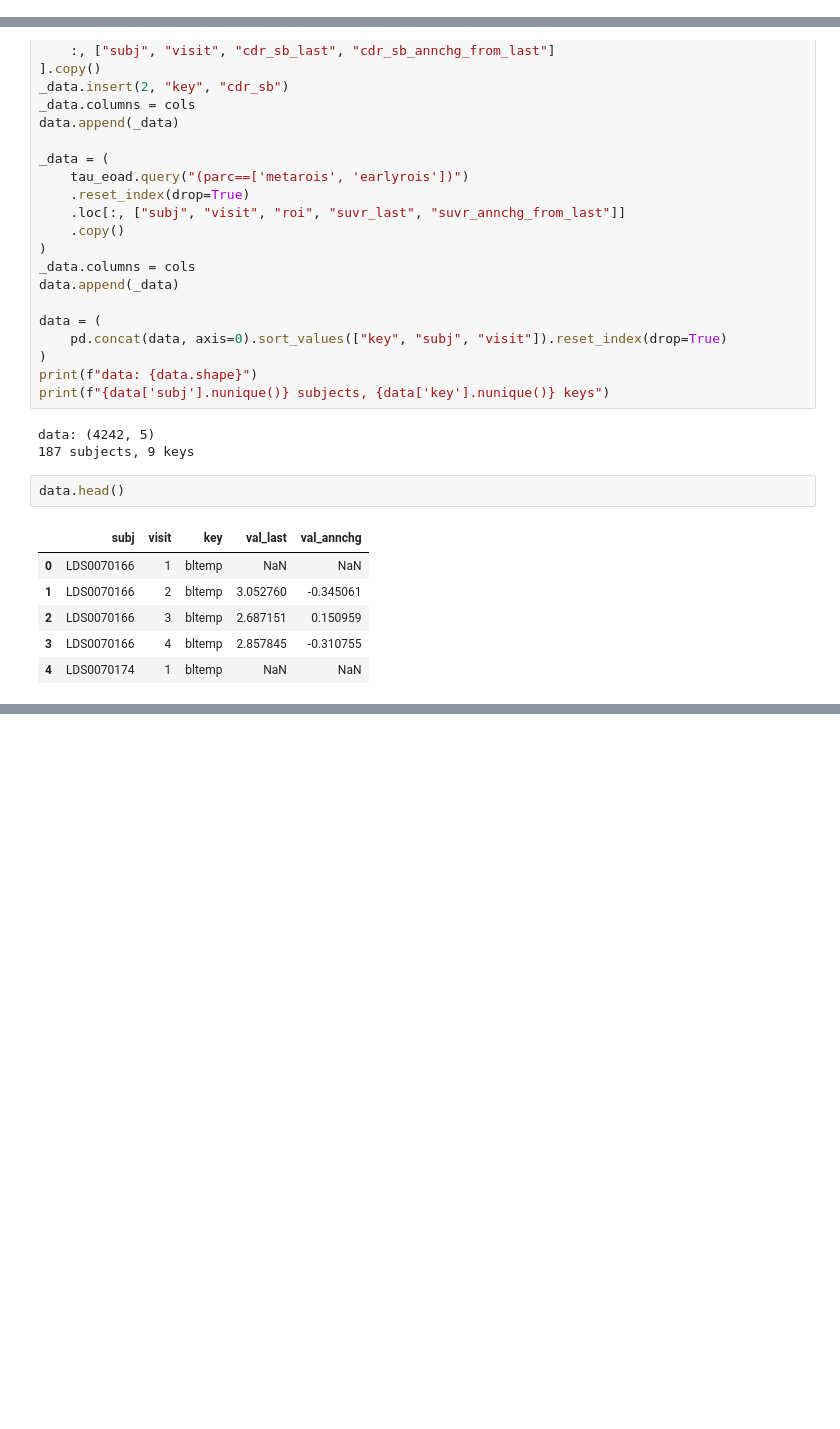
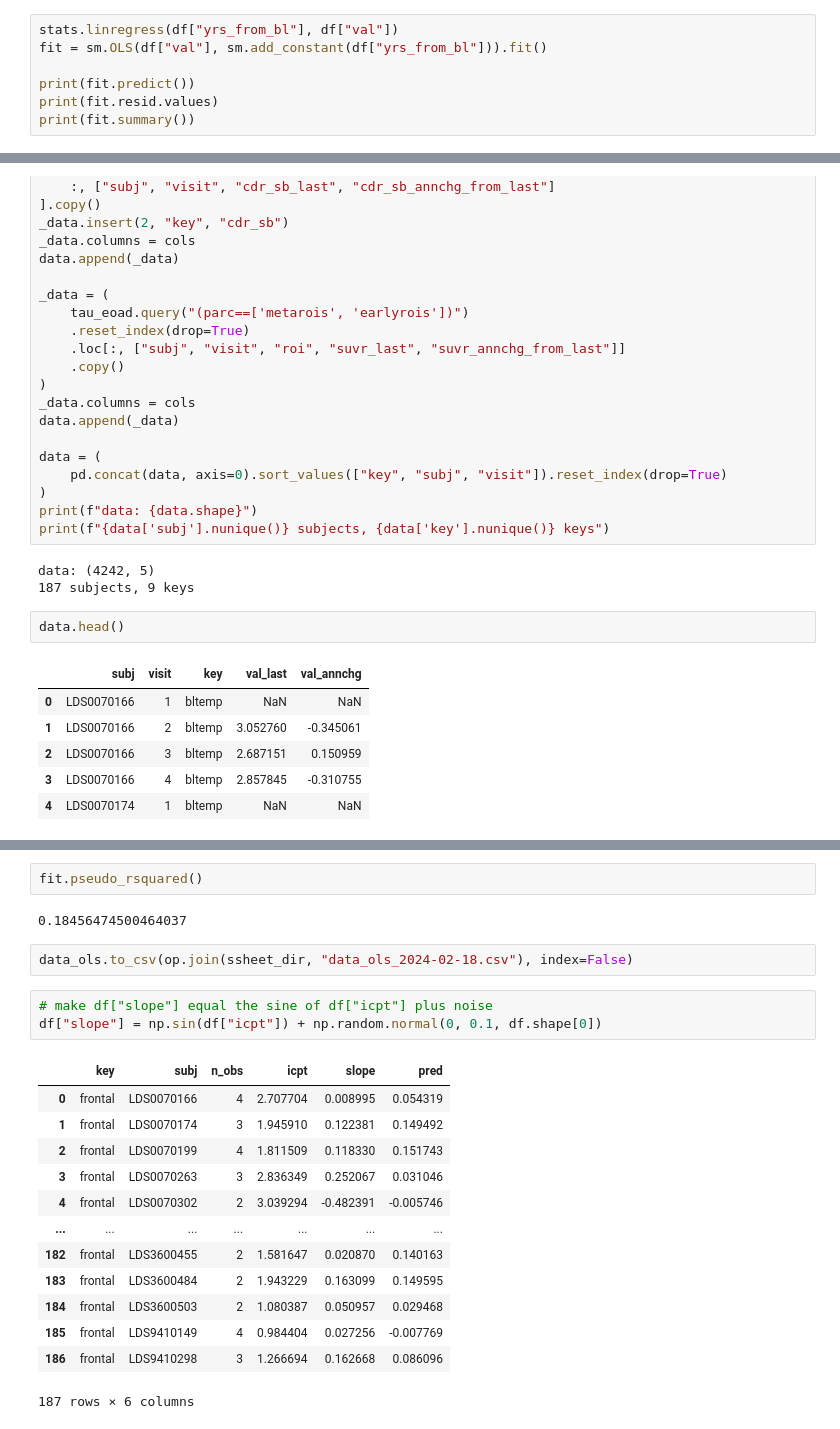
Before and after one commit to dschonhaut/leads_tau_spread, a Jupyter notebook: trails.ipynb, the cells around one changed output, grey strips where cells are left out. Cells and saved outputs as stored; diff of their text form; blank space fills up the shorter version.

```diff
--- a/trails.ipynb
+++ b/trails.ipynb
@@ -347,0 +140,7 @@ Saved /Users/dschonhaut/box/projects/leads_tau_spread/figs/clustering/hdbscan_mi
+# %%
+stats.linregress(df["yrs_from_bl"], df["val"])
+fit = sm.OLS(df["val"], sm.add_constant(df["yrs_from_bl"])).fit()
+
+print(fit.predict())
+print(fit.resid.values)
+print(fit.summary())
@@ -443,0 +409,23 @@ class Trails(object):
+# %%
+fit.pseudo_rsquared()
+# %% [output]
+0.18456474500464037
+# %%
+data_ols.to_csv(op.join(ssheet_dir, "data_ols_2024-02-18.csv"), index=False)
+# %%
+# make df["slope"] equal the sine of df["icpt"] plus noise
+df["slope"] = np.sin(df["icpt"]) + np.random.normal(0, 0.1, df.shape[0])
+# %% [output]
+|  | key | subj | n_obs | icpt | slope | pred |
+| 0 | frontal | LDS0070166 | 4 | 2.707704 | 0.008995 | 0.054319 |
+| 1 | frontal | LDS0070174 | 3 | 1.945910 | 0.122381 | 0.149492 |
+| 2 | frontal | LDS0070199 | 4 | 1.811509 | 0.118330 | 0.151743 |
+| 3 | frontal | LDS0070263 | 3 | 2.836349 | 0.252067 | 0.031046 |
+| 4 | frontal | LDS0070302 | 2 | 3.039294 | -0.482391 | -0.005746 |
+| ... | ... | ... | ... | ... | ... | ... |
+| 182 | frontal | LDS3600455 | 2 | 1.581647 | 0.020870 | 0.140163 |
+| 183 | frontal | LDS3600484 | 2 | 1.943229 | 0.163099 | 0.149595 |
+| 184 | frontal | LDS3600503 | 2 | 1.080387 | 0.050957 | 0.029468 |
+| 185 | frontal | LDS9410149 | 4 | 0.984404 | 0.027256 | -0.007769 |
+| 186 | frontal | LDS9410298 | 3 | 1.266694 | 0.162668 | 0.086096 |
+187 rows × 6 columns
```
Also changed, not shown: parts of 46 cells of this notebook, 1 other file.
